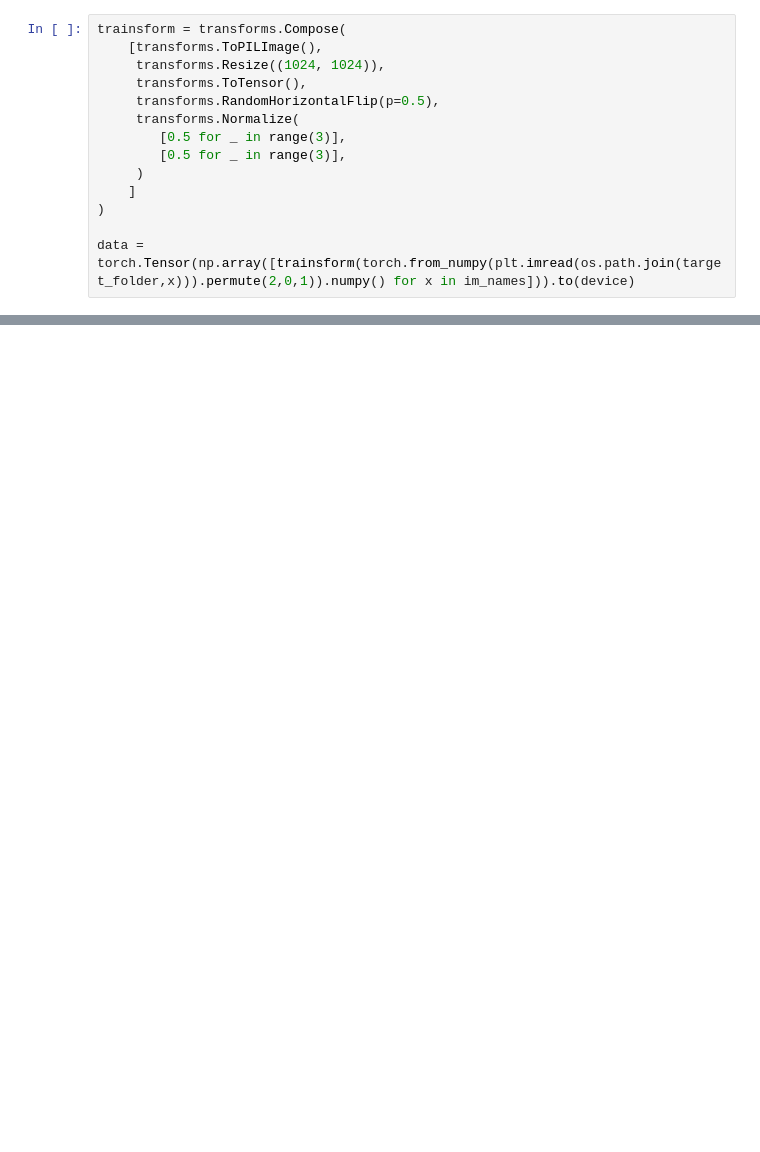
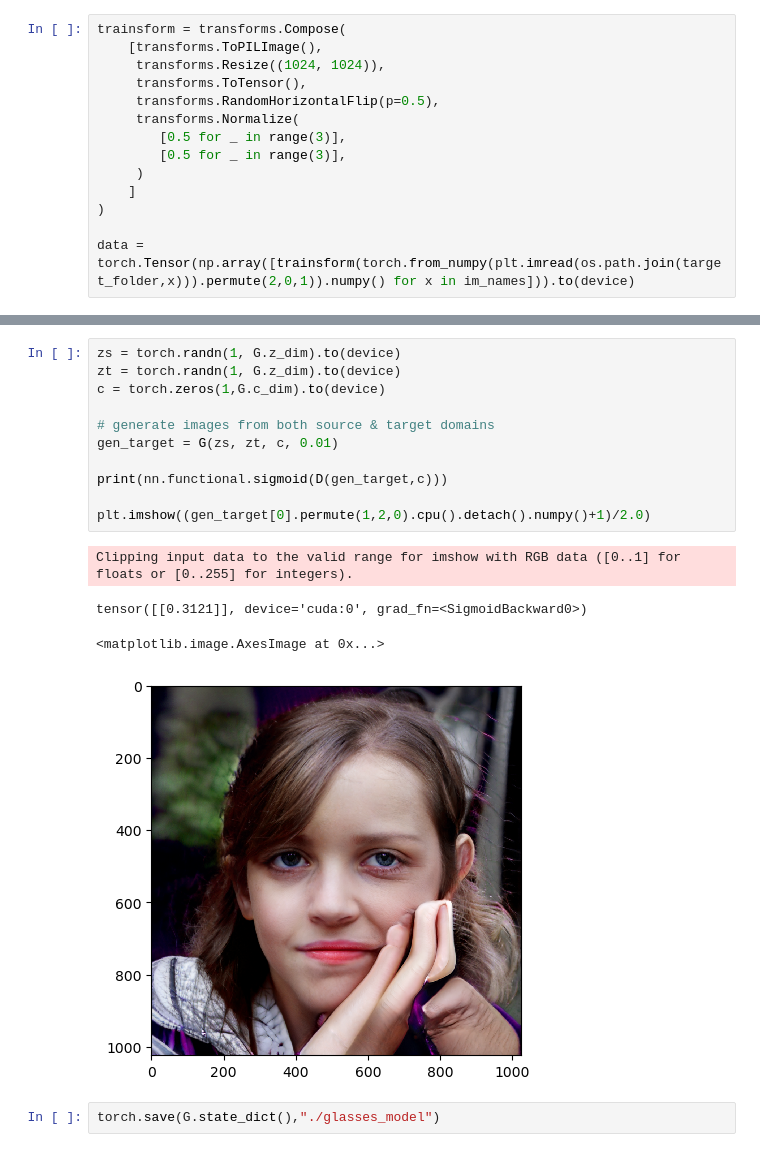
Before and after one commit to Aa20475/StyleGAN, a Jupyter notebook: dorm.ipynb, the cells around one changed output, grey strips where cells are left out. Drawn from its saved outputs; the diff is of its cells as text; blank space fills up the shorter version.

```diff
--- a/dorm.ipynb
+++ b/dorm.ipynb
@@ -106,0 +111,18 @@ with tqdm(total=total_samples) as pbar:
+# %%
+zs = torch.randn(1, G.z_dim).to(device)
+zt = torch.randn(1, G.z_dim).to(device)
+c = torch.zeros(1,G.c_dim).to(device)
+
+# generate images from both source & target domains
+gen_target = G(zs, zt, c, 0.01)
+
+print(nn.functional.sigmoid(D(gen_target,c)))
+
+plt.imshow((gen_target[0].permute(1,2,0).cpu().detach().numpy()+1)/2.0)
+# %% [output]
+Clipping input data to the valid range for imshow with RGB data ([0..1] for floats or [0..255] for integers).
+tensor([[0.3121]], device='cuda:0', grad_fn=<SigmoidBackward0>)
+<matplotlib.image.AxesImage at 0x...>
+[figure, added]
+# %%
+torch.save(G.state_dict(),"./glasses_model")
```
Also changed, not shown: parts of 3 cells of this notebook.
